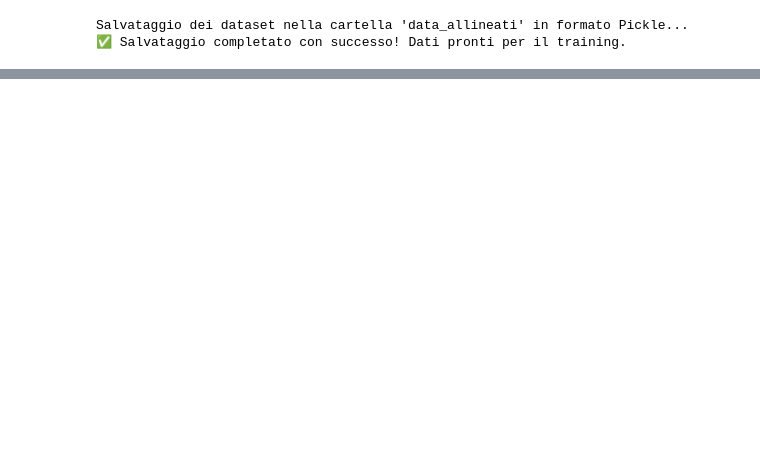
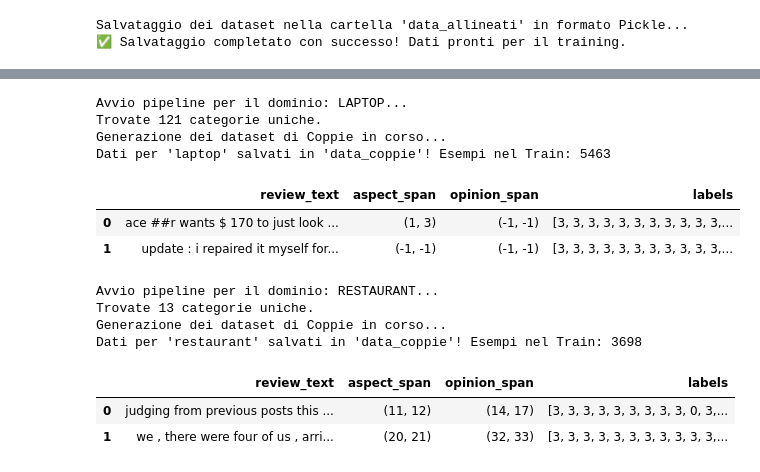
Before and after one commit to CristinaTomaciello/progetto-text-mining, a Jupyter notebook: pre-processing-ACOS.ipynb, the cells around one changed output, grey strips where cells are left out. Saved outputs shown, nothing was run; the diff lists cells and outputs as text; code cells hidden in the pictures; blank space fills up the shorter version.

Commit message:
aggiunto train e test per sentiment e categoria

```diff
--- a/pre-processing-ACOS.ipynb
+++ b/pre-processing-ACOS.ipynb
@@ -508,0 +625,23 @@ Salvataggio dei dataset nella cartella 'data_allineati' in formato Pickle...
+# %%
+# Lanciamo per il Laptop
+train_lap, dev_lap, test_lap = process_and_save_domain("laptop", df_train_parsing_laptop, df_dev_parsing_laptop, df_test_parsing_laptop)
+display(train_lap.head(2))
+
+# Lanciamo per il Restaurant
+train_rest, dev_rest, test_rest = process_and_save_domain("restaurant", df_train_parsing_rest, df_dev_parsing_rest, df_test_parsing_rest)
+display(train_rest.head(2))
+# %% [output]
+Avvio pipeline per il dominio: LAPTOP...
+Trovate 121 categorie uniche.
+Generazione dei dataset di Coppie in corso...
+Dati per 'laptop' salvati in 'data_coppie'! Esempi nel Train: 5463
+|  | review_text | aspect_span | opinion_span | labels |
+| 0 | ace ##r wants $ 170 to just look ... | (1, 3) | (-1, -1) | [3, 3, 3, 3, 3, 3, 3, 3, 3, 3, 3,... |
+| 1 | update : i repaired it myself for... | (-1, -1) | (-1, -1) | [3, 3, 3, 3, 3, 3, 3, 3, 3, 3, 3,... |
+Avvio pipeline per il dominio: RESTAURANT...
+Trovate 13 categorie uniche.
+Generazione dei dataset di Coppie in corso...
+Dati per 'restaurant' salvati in 'data_coppie'! Esempi nel Train: 3698
+|  | review_text | aspect_span | opinion_span | labels |
+| 0 | judging from previous posts this ... | (11, 12) | (14, 17) | [3, 3, 3, 3, 3, 3, 3, 3, 3, 0, 3,... |
+| 1 | we , there were four of us , arri... | (20, 21) | (32, 33) | [3, 3, 3, 3, 3, 3, 3, 3, 3, 3, 3,... |
```
Also changed, not shown: parts of 3 cells of this notebook, 10 other files.
